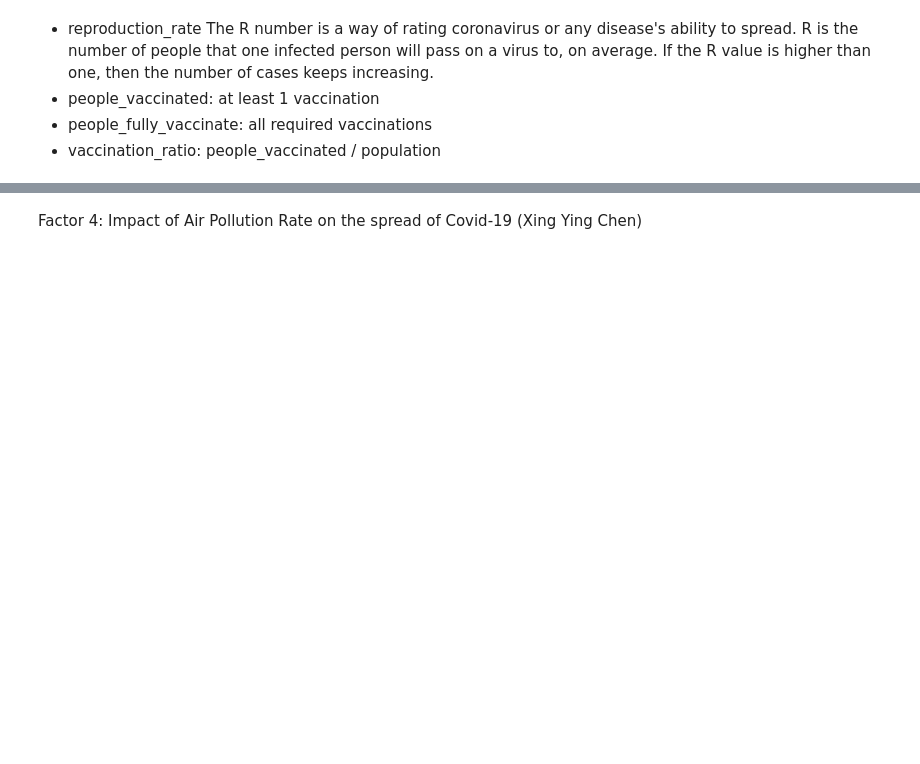
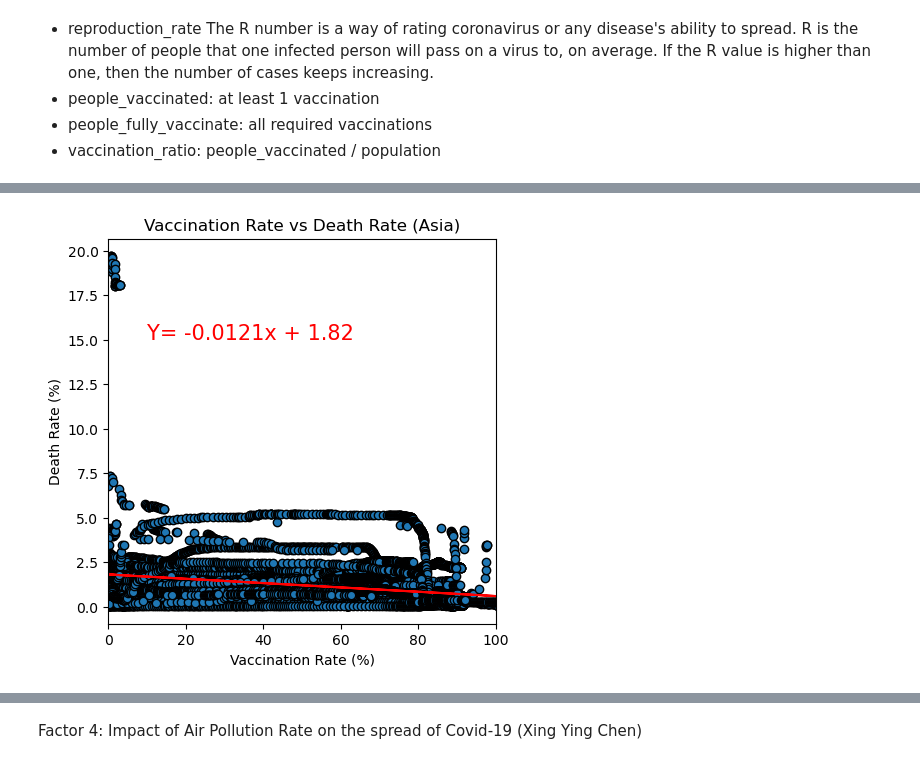
Before and after one commit to NysB/Project_1_Group_3, a Jupyter notebook: factors_covid.ipynb, the cells around one changed output, grey strips where cells are left out. Drawn from its saved outputs; the diff is of its cells as text; code cells hidden in the pictures; blank space fills up the shorter version.

```diff
--- a/factors_covid.ipynb
+++ b/factors_covid.ipynb
@@ -237,0 +262,89 @@ vaccination_death_df.to_excel(path_result, index=False)
+# %%
+# Split across continents
+
+## Asia
+
+continent_vaccination_death_df = vaccination_death_df.loc[vaccination_death_df["Continent"] == "Asia",:]
+
+### Add Scatter Plot
+
+x_axis = continent_vaccination_death_df["Vaccination Rate"]
+y_axis = continent_vaccination_death_df["Death Rate"]
+
+plt.figure(figsize=(5,5))
+plt.tight_layout()
+plt.xlabel("Vaccination Rate (%)")
+plt.ylabel("Death Rate (%)")
+plt.title("Vaccination Rate vs Death Rate (Asia)")
+plt.xlim(0, 100)
+
+plt.scatter(x_axis,y_axis,marker="o",edgecolors="black")
+
+### Add linear regression
+
+(slope, intercept, rvalues, pvalue, stderr) = st.linregress(x_axis, y_axis)
+regress_values = x_axis * slope + intercept
+line_eq = "Y= " + str(round(slope,4)) + "x + " + str(round(intercept,2))
+print("The r-value for vaccination rate vs death rate in Asia is: " + str(rvalues))
+plt.plot(x_axis, regress_values, "r-")
+plt.annotate(line_eq, xy=(10,15),fontsize = 15, color = "red")
+plt.savefig("Result\Vaccination Rate vs Death Rate (Asia).png")
+
+
+## Europe
+
+continent_vaccination_death_df = vaccination_death_df.loc[vaccination_death_df["Continent"] == "Europe",:]
+
+### Add Scatter Plot
+
+x_axis = continent_vaccination_death_df["Vaccination Rate"]
+y_axis = continent_vaccination_death_df["Death Rate"]
+
+plt.figure(figsize=(5,5))
+plt.tight_layout()
+plt.xlabel("Vaccination Rate (%)")
+plt.ylabel("Death Rate (%)")
+plt.title("Vaccination Rate vs Death Rate (Europe)")
+plt.xlim(0, 100)
+
+plt.scatter(x_axis,y_axis,marker="o",edgecolors="black")
+
+### Add linear regression
+
+(slope, intercept, rvalues, pvalue, stderr) = st.linregress(x_axis, y_axis)
+regress_values = x_axis * slope + intercept
+line_eq = "Y= " + str(round(slope,4)) + "x + " + str(round(intercept,2))
+print("The r-value for vaccination rate vs death rate in Europe is: " + str(rvalues))
+plt.plot(x_axis, regress_values, "r-")
+plt.annotate(line_eq, xy=(40,5.5),fontsize = 15, color = "red")
+plt.savefig("Vaccination Rate vs Death Rate (Europe).png")
+
+
+## Americas
+
+continent_vaccination_death_df = vaccination_death_df.loc[vaccination_death_df["Continent"] == "Americas",:]
+
+### Add Scatter Plot
+
+x_axis = continent_vaccination_death_df["Vaccination Rate"]
+y_axis = continent_vaccination_death_df["Death Rate"]
+
+plt.figure(figsize=(5,5))
+plt.tight_layout()
+plt.xlabel("Vaccination Rate (%)")
+plt.ylabel("Death Rate (%)")
+plt.title("Vaccination Rate vs Death Rate (Americas)")
+plt.xlim(0, 100)
+
+plt.scatter(x_axis,y_axis,marker="o",edgecolors="black")
+
+### Add linear regression
+
+(slope, intercept, rvalues, pvalue, stderr) = st.linregress(x_axis, y_axis)
+regress_values = x_axis * slope + intercept
+line_eq = "Y= " + str(round(slope,4)) + "x + " + str(round(intercept,2))
+print("The r-value for vaccination rate vs death rate in Americas is: " + str(rvalues))
+plt.plot(x_axis, regress_values, "r-")
+plt.annotate(line_eq, xy=(5,7),fontsize = 15, color = "red")
+plt.savefig("Vaccination Rate vs Death Rate (Americas).png")
+# %% [output]
@@ -237,0 +354 @@ vaccination_death_df.to_excel(path_result, index=False)
+[figure, added]
```
Also changed, not shown: parts of 11 cells of this notebook, 9 other files.
